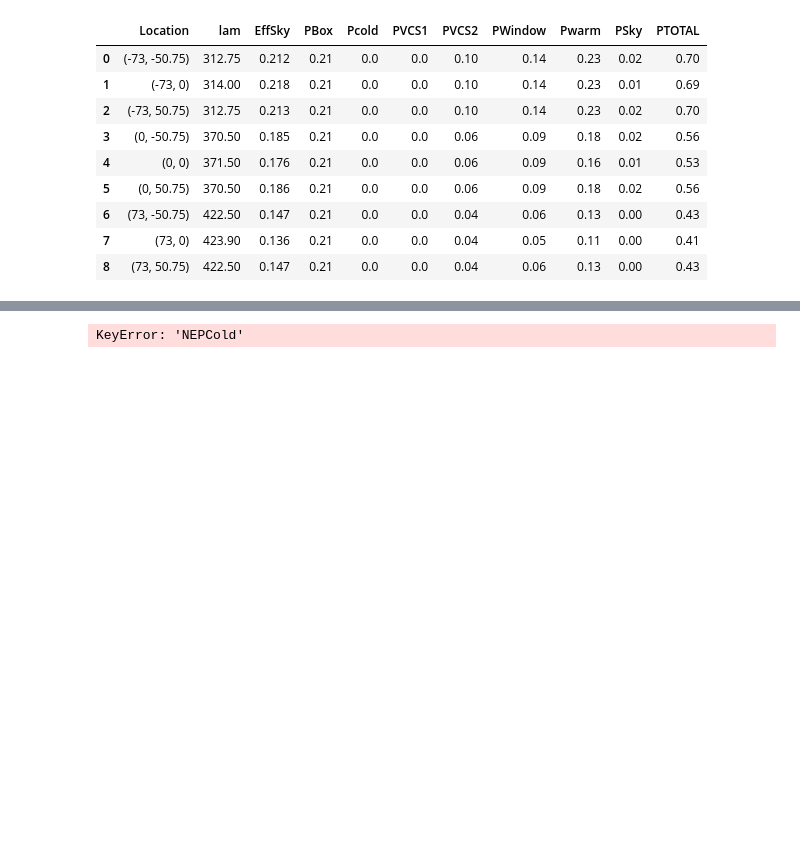
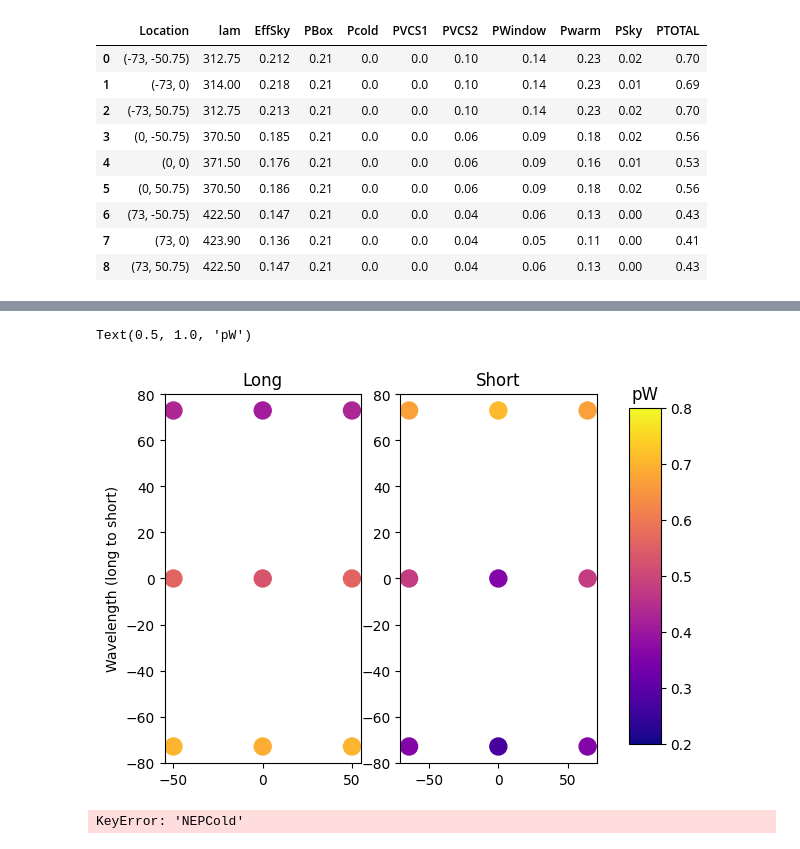
Before and after one commit to tim-balloon/tim-inst_modl, a Jupyter notebook: loading_model/TIM_NEP_pixel.ipynb, the cells around one changed output, grey strips where cells are left out. Saved outputs shown, nothing was run; the diff lists cells and outputs as text; code cells hidden in the pictures; blank space fills up the shorter version.

Commit message:
Added rudimentary visualization of power

```diff
--- a/loading_model/TIM_NEP_pixel.ipynb
+++ b/loading_model/TIM_NEP_pixel.ipynb
@@ -475,3 +487,24 @@ LW Camera [pW]
+# %%
+# VISUALIZE POWER DISTRIBUTION
+xySW=powerSWsm['Location'].str.extract(r'\s*\(\s*(?P<x>[+\-0-9]*)\s*,\s*(?P<y>[+\-0-9]*)')
+xySW['x']=_pd.to_numeric(xySW['x'])
+xySW['y']=_pd.to_numeric(xySW['y'])
+xyLW=powerLWsm['Location'].str.extract(r'\s*\(\s*(?P<x>[+\-0-9]*)\s*,\s*(?P<y>[+\-0-9]*)')
+xyLW['x']=_pd.to_numeric(xyLW['x'])
+xyLW['y']=_pd.to_numeric(xyLW['y'])
+fig,ax = _plt.subplots(nrows=1,ncols=2)
+scL=ax[0].scatter(xyLW['y'],xyLW['x'],c=powerLWsm['PTOTAL'],s=150,vmin=0.2,vmax=.8,cmap='plasma')
+ax[0].set_ylabel('Wavelength (long to short)')
+ax[0].set_title('Long')
+scR=ax[1].scatter(xySW['y'],xySW['x'],c=powerSWsm['PTOTAL'],s=150,vmin=0.2,vmax=.8,cmap='plasma')
+ax[1].set_title('Short')
+fig.subplots_adjust(right=0.8)
+cbar_ax = fig.add_axes([0.85, 0.15, 0.05, 0.7])
+fig.colorbar(scL, cax=cbar_ax,cmap='plasma')
+cbar_ax.set_title('pW')
+# %% [output]
+Text(0.5, 1.0, 'pW')
+[figure, added]
 # %%
 # Make a NOISE summary table
 # Reminder: ['Det','FPUfilt','Grating','Slit','Slitfilt','Lyot','Lyotfilt','VCS1','VCS2','Window','Secondary','Primary','Obscuration','Spider','Sky']
```
Also changed, not shown: parts of 1 cell of this notebook.
